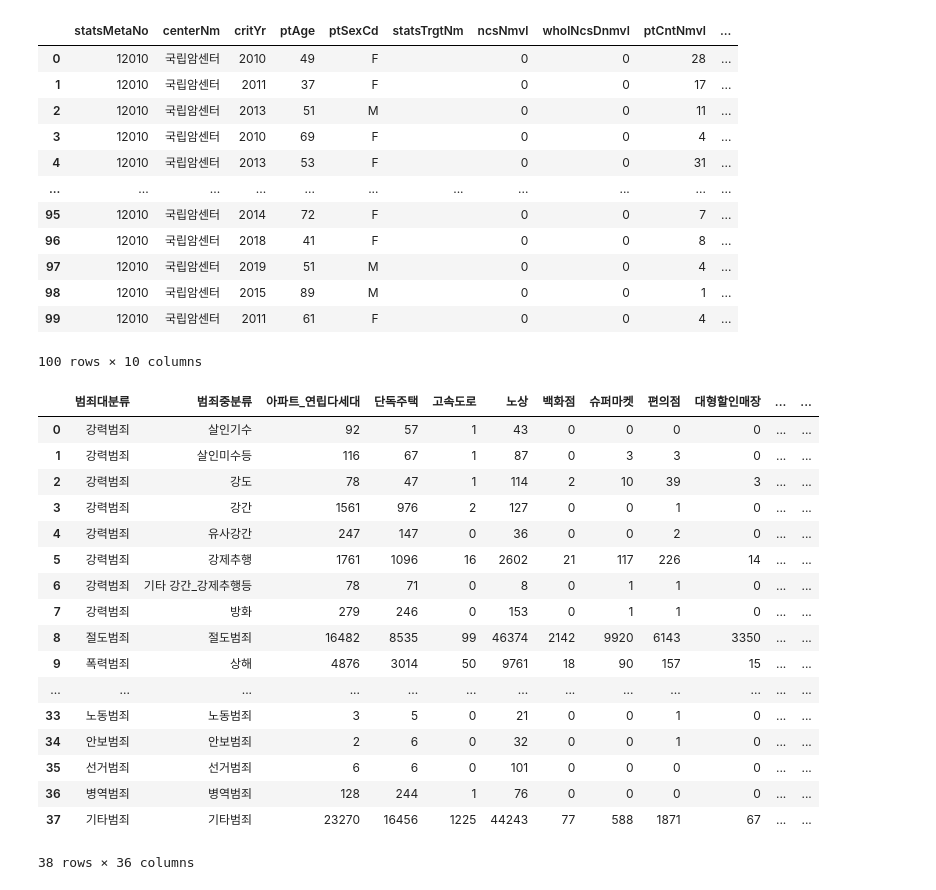
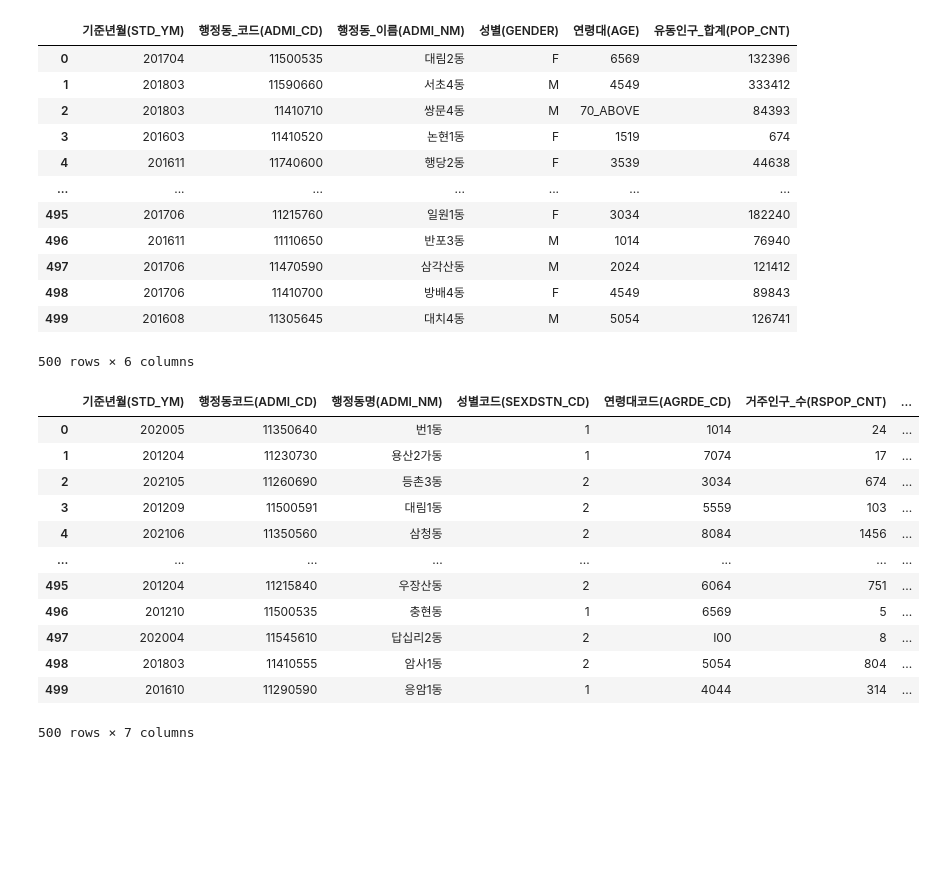
Before and after one commit to yerimkang/pythonbasic, a Jupyter notebook: project_test.ipynb, the cells around one changed output. Saved outputs shown, nothing was run; the diff lists cells and outputs as text; code cells hidden in the pictures; blank space fills up the shorter version.

```diff
--- a/project_test.ipynb
+++ b/project_test.ipynb
@@ -81,16 +0,0 @@ data = response.json()['response']['items']['item']
-# %%
-pd.DataFrame(data)
-# %% [output]
-|  | statsMetaNo | centerNm | critYr | ptAge | ptSexCd | statsTrgtNm | ncsNmvl | wholNcsDnmvl | ptCntNmvl | ... |
-| 0 | 12010 | 국립암센터 | 2010 | 49 | F |  | 0 | 0 | 28 | ... |
-| 1 | 12010 | 국립암센터 | 2011 | 37 | F |  | 0 | 0 | 17 | ... |
-| 2 | 12010 | 국립암센터 | 2013 | 51 | M |  | 0 | 0 | 11 | ... |
-| 3 | 12010 | 국립암센터 | 2010 | 69 | F |  | 0 | 0 | 4 | ... |
-| 4 | 12010 | 국립암센터 | 2013 | 53 | F |  | 0 | 0 | 31 | ... |
-| ... | ... | ... | ... | ... | ... | ... | ... | ... | ... | ... |
-| 95 | 12010 | 국립암센터 | 2014 | 72 | F |  | 0 | 0 | 7 | ... |
-| 96 | 12010 | 국립암센터 | 2018 | 41 | F |  | 0 | 0 | 8 | ... |
-| 97 | 12010 | 국립암센터 | 2019 | 51 | M |  | 0 | 0 | 4 | ... |
-| 98 | 12010 | 국립암센터 | 2015 | 89 | M |  | 0 | 0 | 1 | ... |
-| 99 | 12010 | 국립암센터 | 2011 | 61 | F |  | 0 | 0 | 4 | ... |
-100 rows × 10 columns
@@ -99,23 +13,33 @@ data_am = pd.DataFrame(data)
+# %%
+people
+# %% [output]
+|  | 기준년월(STD_YM) | 행정동_코드(ADMI_CD) | 행정동_이름(ADMI_NM) | 성별(GENDER) | 연령대(AGE) | 유동인구_합계(POP_CNT) |
+| 0 | 201704 | 11500535 | 대림2동 | F | 6569 | 132396 |
+| 1 | 201803 | 11590660 | 서초4동 | M | 4549 | 333412 |
+| 2 | 201803 | 11410710 | 쌍문4동 | M | 70_ABOVE | 84393 |
+| 3 | 201603 | 11410520 | 논현1동 | F | 1519 | 674 |
+| 4 | 201611 | 11740600 | 행당2동 | F | 3539 | 44638 |
+| ... | ... | ... | ... | ... | ... | ... |
+| 495 | 201706 | 11215760 | 일원1동 | F | 3034 | 182240 |
+| 496 | 201611 | 11110650 | 반포3동 | M | 1014 | 76940 |
+| 497 | 201706 | 11470590 | 삼각산동 | M | 2024 | 121412 |
+| 498 | 201706 | 11410700 | 방배4동 | F | 4549 | 89843 |
+| 499 | 201608 | 11305645 | 대치4동 | M | 5054 | 126741 |
+500 rows × 6 columns
 # %%
-import pandas as pd
-file = pd.read_csv("datas/경찰청_범죄 발생 장소별 통계_20211231.csv", encoding="cp949")
-file
+age_live = pd.read_csv("datas/행정동별 거주인구.csv",encoding = "cp949")
+age_live
 # %% [output]
-|  | 범죄대분류 | 범죄중분류 | 아파트_연립다세대 | 단독주택 | 고속도로 | 노상 | 백화점 | 슈퍼마켓 | 편의점 | 대형할인매장 | ... | ... |
-| 0 | 강력범죄 | 살인기수 | 92 | 57 | 1 | 43 | 0 | 0 | 0 | 0 | ... | ... |
-| 1 | 강력범죄 | 살인미수등 | 116 | 67 | 1 | 87 | 0 | 3 | 3 | 0 | ... | ... |
-| 2 | 강력범죄 | 강도 | 78 | 47 | 1 | 114 | 2 | 10 | 39 | 3 | ... | ... |
-| 3 | 강력범죄 | 강간 | 1561 | 976 | 2 | 127 | 0 | 0 | 1 | 0 | ... | ... |
-| 4 | 강력범죄 | 유사강간 | 247 | 147 | 0 | 36 | 0 | 0 | 2 | 0 | ... | ... |
-| 5 | 강력범죄 | 강제추행 | 1761 | 1096 | 16 | 2602 | 21 | 117 | 226 | 14 | ... | ... |
-| 6 | 강력범죄 | 기타 강간_강제추행등 | 78 | 71 | 0 | 8 | 0 | 1 | 1 | 0 | ... | ... |
-| 7 | 강력범죄 | 방화 | 279 | 246 | 0 | 153 | 0 | 1 | 1 | 0 | ... | ... |
-| 8 | 절도범죄 | 절도범죄 | 16482 | 8535 | 99 | 46374 | 2142 | 9920 | 6143 | 3350 | ... | ... |
-| 9 | 폭력범죄 | 상해 | 4876 | 3014 | 50 | 9761 | 18 | 90 | 157 | 15 | ... | ... |
-| ... | ... | ... | ... | ... | ... | ... | ... | ... | ... | ... | ... | ... |
-| 33 | 노동범죄 | 노동범죄 | 3 | 5 | 0 | 21 | 0 | 0 | 1 | 0 | ... | ... |
-| 34 | 안보범죄 | 안보범죄 | 2 | 6 | 0 | 32 | 0 | 0 | 1 | 0 | ... | ... |
-| 35 | 선거범죄 | 선거범죄 | 6 | 6 | 0 | 101 | 0 | 0 | 0 | 0 | ... | ... |
-| 36 | 병역범죄 | 병역범죄 | 128 | 244 | 1 | 76 | 0 | 0 | 0 | 0 | ... | ... |
-| 37 | 기타범죄 | 기타범죄 | 23270 | 16456 | 1225 | 44243 | 77 | 588 | 1871 | 67 | ... | ... |
+|  | 기준년월(STD_YM) | 행정동코드(ADMI_CD) | 행정동명(ADMI_NM) | 성별코드(SEXDSTN_CD) | 연령대코드(AGRDE_CD) | 거주인구_수(RSPOP_CNT) | ... |
+| 0 | 202005 | 11350640 | 번1동 | 1 | 1014 | 24 | ... |
+| 1 | 201204 | 11230730 | 용산2가동 | 1 | 7074 | 17 | ... |
+| 2 | 202105 | 11260690 | 등촌3동 | 2 | 3034 | 674 | ... |
+| 3 | 201209 | 11500591 | 대림1동 | 2 | 5559 | 103 | ... |
+| 4 | 202106 | 11350560 | 삼청동 | 2 | 8084 | 1456 | ... |
+| ... | ... | ... | ... | ... | ... | ... | ... |
+| 495 | 201204 | 11215840 | 우장산동 | 2 | 6064 | 751 | ... |
+| 496 | 201210 | 11500535 | 충현동 | 1 | 6569 | 5 | ... |
+| 497 | 202004 | 11545610 | 답십리2동 | 2 | I00 | 8 | ... |
+| 498 | 201803 | 11410555 | 암사1동 | 2 | 5054 | 804 | ... |
+| 499 | 201610 | 11290590 | 응암1동 | 1 | 4044 | 314 | ... |
-38 rows × 36 columns
+500 rows × 7 columns
```
Also changed, not shown: parts of 23 cells of this notebook, 4 other files.
